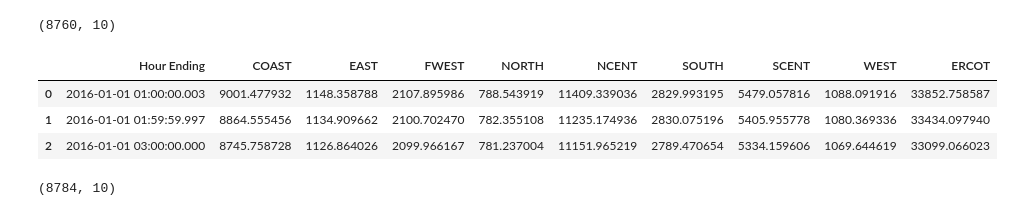
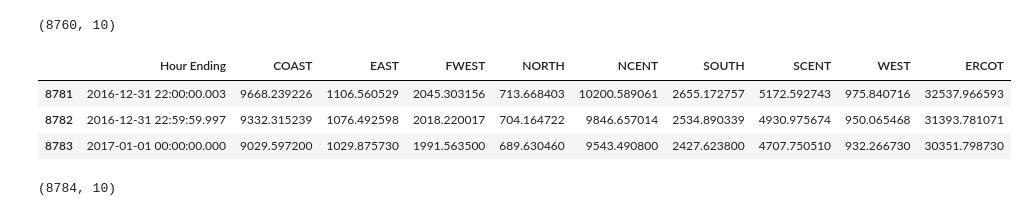
Before and after one commit to energy-demand-forecast/energy_demand_forecast, a Jupyter notebook: Lochlyn's notebook.ipynb, the cells around one changed output. Drawn from its saved outputs; the diff is of its cells as text; code cells hidden in the pictures.

```diff
--- a/Lochlyn's notebook.ipynb
+++ b/Lochlyn's notebook.ipynb
@@ -40,12 +76,12 @@ df_17.shape
 (8760, 10)
 # %%
 df_16 = pd.read_excel('2016 Ercot.xlsx')
-df_16.head(3)
+df_16.tail(3)
 # %% [output]
 |  | Hour Ending | COAST | EAST | FWEST | NORTH | NCENT | SOUTH | SCENT | WEST | ERCOT |
-| 0 | 2016-01-01 01:00:00.003 | 9001.477932 | 1148.358788 | 2107.895986 | 788.543919 | 11409.339036 | 2829.993195 | 5479.057816 | 1088.091916 | 33852.758587 |
-| 1 | 2016-01-01 01:59:59.997 | 8864.555456 | 1134.909662 | 2100.702470 | 782.355108 | 11235.174936 | 2830.075196 | 5405.955778 | 1080.369336 | 33434.097940 |
-| 2 | 2016-01-01 03:00:00.000 | 8745.758728 | 1126.864026 | 2099.966167 | 781.237004 | 11151.965219 | 2789.470654 | 5334.159606 | 1069.644619 | 33099.066023 |
+| 8781 | 2016-12-31 22:00:00.003 | 9668.239226 | 1106.560529 | 2045.303156 | 713.668403 | 10200.589061 | 2655.172757 | 5172.592743 | 975.840716 | 32537.966593 |
+| 8782 | 2016-12-31 22:59:59.997 | 9332.315239 | 1076.492598 | 2018.220017 | 704.164722 | 9846.657014 | 2534.890339 | 4930.975674 | 950.065468 | 31393.781071 |
+| 8783 | 2017-01-01 00:00:00.000 | 9029.597200 | 1029.875730 | 1991.563500 | 689.630460 | 9543.490800 | 2427.623800 | 4707.750510 | 932.266730 | 30351.798730 |
 # %%
 df_16.shape
 # %% [output]
```
Also changed, not shown: parts of 37 cells of this notebook, 2 other files.
